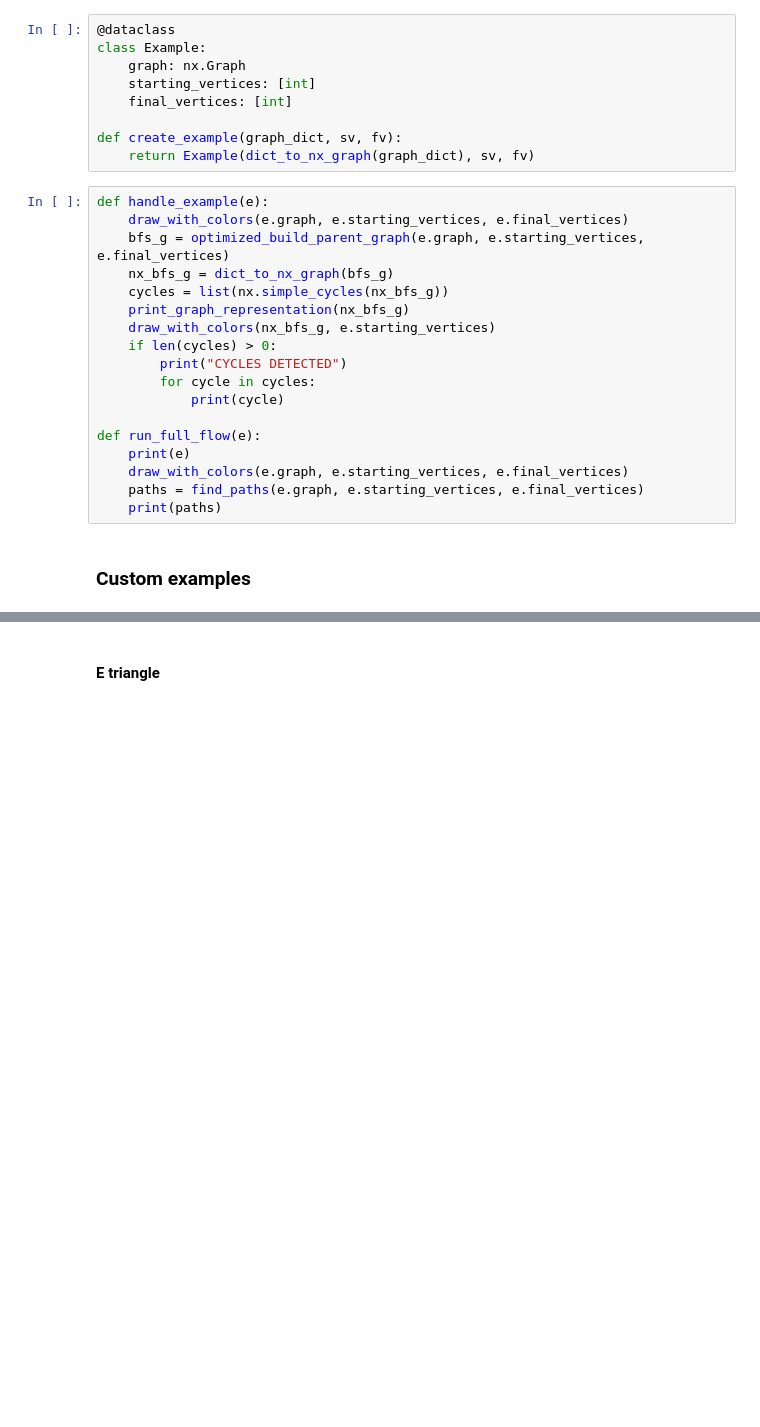
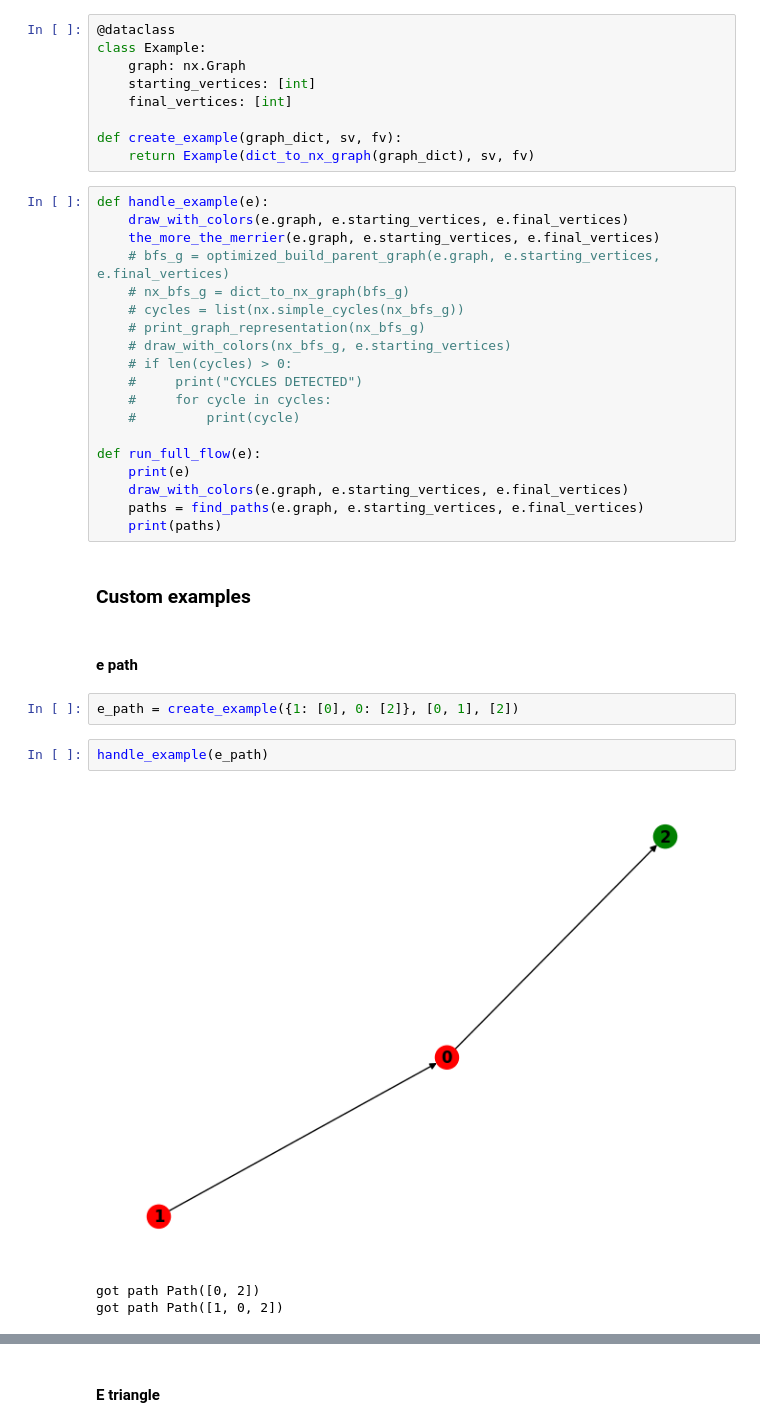
Before and after one commit to matiutd888/mgr, a Jupyter notebook: notebooks/magisterka_simulations.ipynb, the cells around one changed output, grey strips where cells are left out. Saved outputs shown, nothing was run; the diff lists cells and outputs as text; blank space fills up the shorter version.

Commit message:
Add the more the merrier single shortest path impl

```diff
--- a/notebooks/magisterka_simulations.ipynb
+++ b/notebooks/magisterka_simulations.ipynb
@@ -195,15 +397,16 @@ def create_example(graph_dict, sv, fv):
 # %%
 def handle_example(e):
     draw_with_colors(e.graph, e.starting_vertices, e.final_vertices)
-    bfs_g = optimized_build_parent_graph(e.graph, e.starting_vertices, e.final_vertices)
-    nx_bfs_g = dict_to_nx_graph(bfs_g)
-    cycles = list(nx.simple_cycles(nx_bfs_g))
-    print_graph_representation(nx_bfs_g)
-    draw_with_colors(nx_bfs_g, e.starting_vertices)
-    if len(cycles) > 0:
-        print("CYCLES DETECTED")
-        for cycle in cycles:
-            print(cycle)
+    the_more_the_merrier(e.graph, e.starting_vertices, e.final_vertices)
+    # bfs_g = optimized_build_parent_graph(e.graph, e.starting_vertices, e.final_vertices)
+    # nx_bfs_g = dict_to_nx_graph(bfs_g)
+    # cycles = list(nx.simple_cycles(nx_bfs_g))
+    # print_graph_representation(nx_bfs_g)
+    # draw_with_colors(nx_bfs_g, e.starting_vertices)
+    # if len(cycles) > 0:
+    #     print("CYCLES DETECTED")
+    #     for cycle in cycles:
+    #         print(cycle)
 
 def run_full_flow(e):
     print(e)
@@ -212,3 +415,13 @@ def run_full_flow(e):
     print(paths)
 # %% [markdown]
 ### Custom examples
+# %% [markdown]
+#### e path
+# %%
+e_path = create_example({1: [0], 0: [2]}, [0, 1], [2])
+# %%
+handle_example(e_path)
+# %% [output]
+[figure, added]
+got path Path([0, 2])
+got path Path([1, 0, 2])
```
Also changed, not shown: parts of 22 cells of this notebook.
